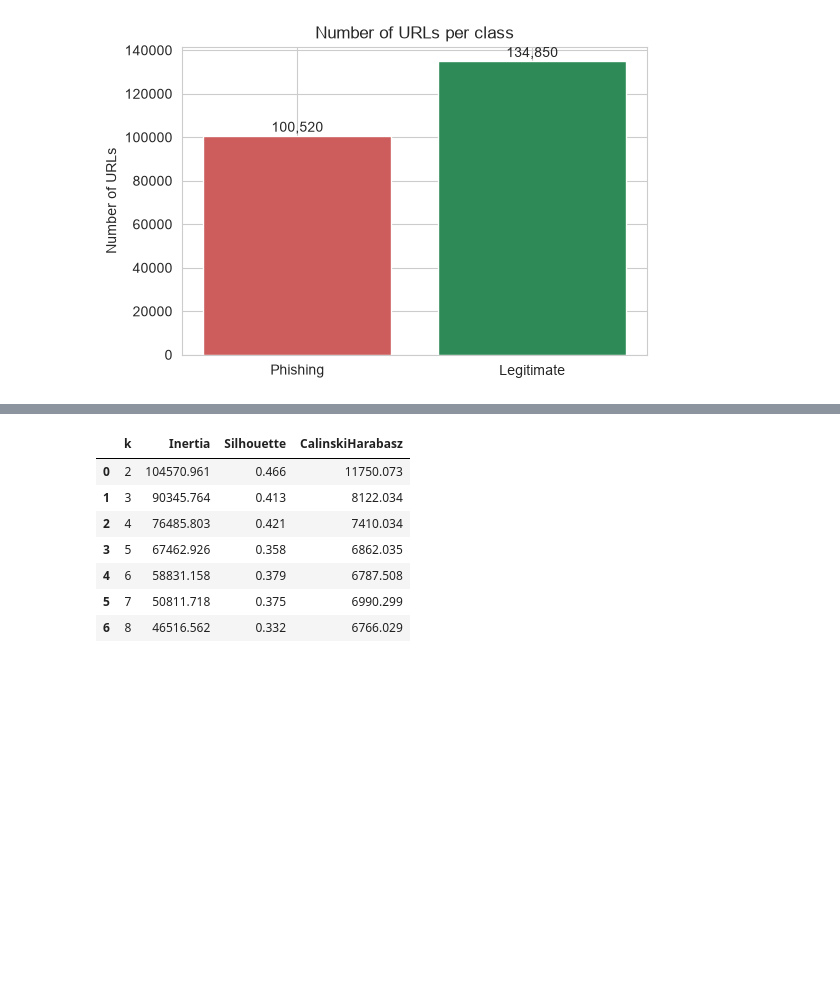
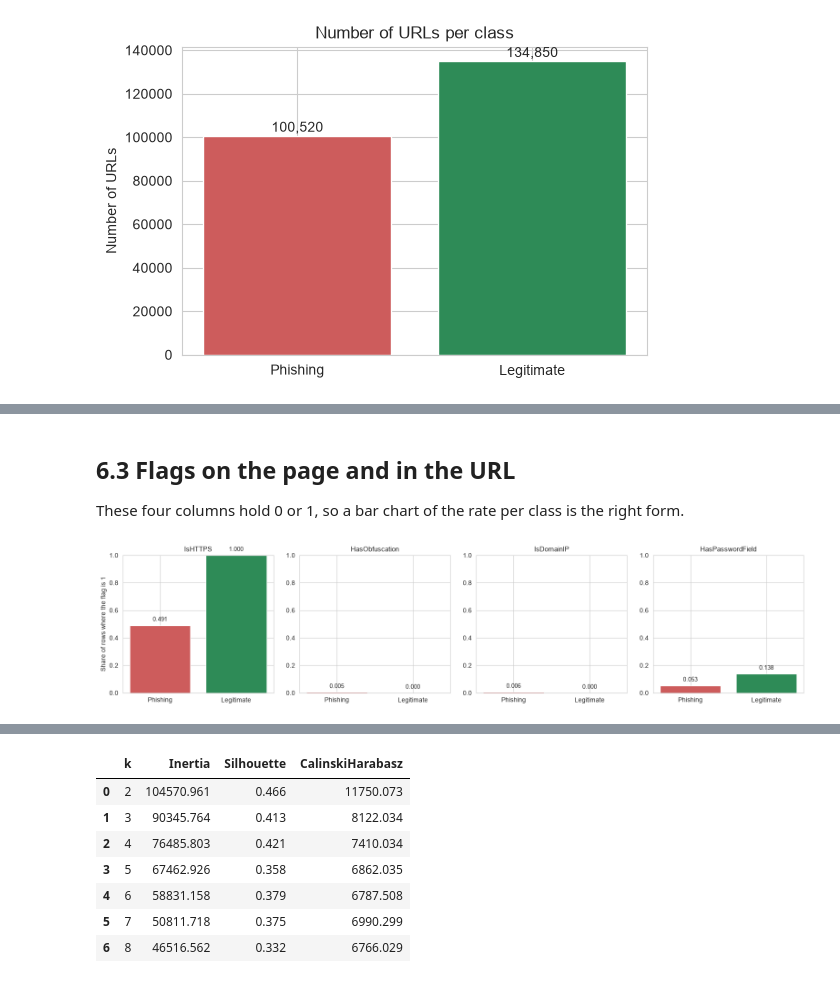
Before and after one commit to Sakib-Dalal/DMML-CourseWork01, a Jupyter notebook: DataMining&MachineLearning_Coursework_01.ipynb, the cells around one changed output, grey strips where cells are left out. Saved outputs shown, nothing was run; the diff lists cells and outputs as text; code cells hidden in the pictures; blank space fills up the shorter version.

```diff
--- a/DataMining&MachineLearning_Coursework_01.ipynb
+++ b/DataMining&MachineLearning_Coursework_01.ipynb
@@ -456,11 +325,0 @@ the title of the page.
-# %%
-score_columns = ["URLSimilarityIndex", "DomainTitleMatchScore", "URLTitleMatchScore"]
-
-fig, axes = plt.subplots(1, 3, figsize=(15, 4))
-for axis, column in zip(axes, score_columns):
-    sns.boxplot(data=df, x="label", y=column, ax=axis, palette=["indianred", "seagreen"])
-    axis.set_xticklabels(CLASS_NAMES)
-    axis.set_title(column)
-    axis.set_xlabel("")
-plt.tight_layout()
-plt.show()
@@ -479,13 +325,0 @@ These are yes/no features, so a bar chart of the rate per class is the right cho
-# %%
-flag_columns = ["IsHTTPS", "HasObfuscation", "IsDomainIP", "HasPasswordField"]
-
-fig, axes = plt.subplots(1, 4, figsize=(16, 4))
-for axis, column in zip(axes, flag_columns):
-    rates = df.groupby("label")[column].mean()
-    axis.bar(CLASS_NAMES, rates.values, color=["indianred", "seagreen"])
-    axis.set_title("Share of URLs where " + column + " = 1")
-    axis.set_ylim(0, 1)
-    for position, value in enumerate(rates.values):
-        axis.text(position, value + 0.02, f"{value:.2f}", ha="center")
-plt.tight_layout()
-plt.show()
@@ -713,0 +361,21 @@ Rankings calculated for 51 features
+# %% [markdown]
+## 6.3 Flags on the page and in the URL
+
+These four columns hold 0 or 1, so a bar chart of the rate per class is the right form.
+# %%
+flag_columns = ["IsHTTPS", "HasObfuscation", "IsDomainIP", "HasPasswordField"]
+
+fig, axes = plt.subplots(1, 4, figsize=(16, 4))
+axes[0].set_ylabel("Share of rows where the flag is 1")
+
+for axis, column in zip(axes, flag_columns):
+    rates = df.groupby("label")[column].mean()
+    axis.bar(CLASS_NAMES, rates.values, color=["indianred", "seagreen"])
+    axis.set_title(column, fontsize=11)
+    axis.set_ylim(0, 1)
+    for position, value in enumerate(rates.values):
+        axis.text(position, value + 0.03, f"{value:.3f}", ha="center", fontsize=9)
+plt.tight_layout(pad=2)
+plt.show()
+# %% [output]
+[figure, added]
```
Also changed, not shown: parts of 160 cells of this notebook, 8 other files.
